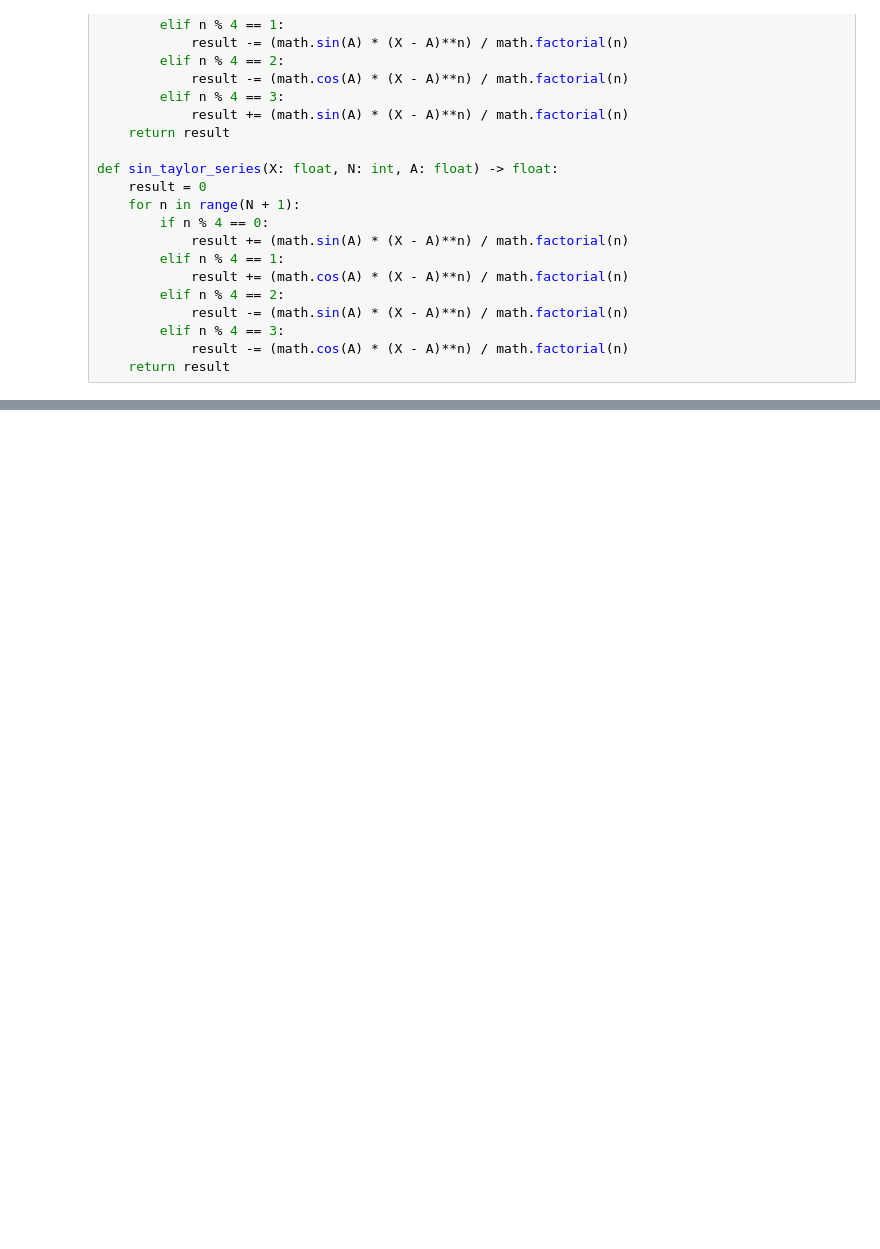
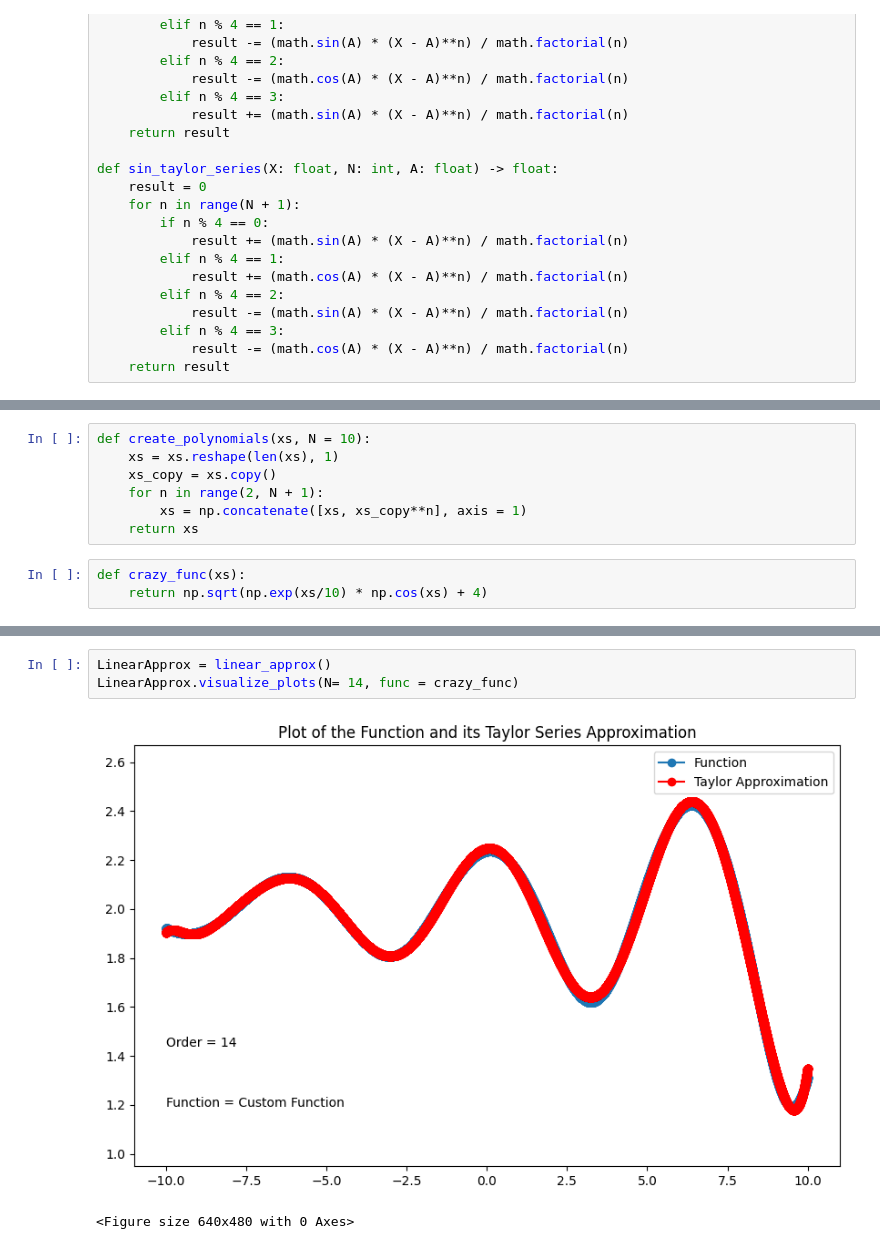
Before and after one commit to chenjoshua7/chenjoshua7.github.io, a Jupyter notebook: notebooks/taylorseries.ipynb, the cells around one changed output, grey strips where cells are left out. Cells and saved outputs as stored; diff of their text form; blank space fills up the shorter version.

```diff
--- a/notebooks/taylorseries.ipynb
+++ b/notebooks/taylorseries.ipynb
@@ -130,0 +124,10 @@ def initialize_weights(layer_dims):
+# %%
+def create_polynomials(xs, N = 10):
+    xs = xs.reshape(len(xs), 1)
+    xs_copy = xs.copy()
+    for n in range(2, N + 1):
+        xs = np.concatenate([xs, xs_copy**n], axis = 1)
+    return xs
+# %%
+def crazy_func(xs):
+    return np.sqrt(np.exp(xs/10) * np.cos(xs) + 4)
@@ -130,0 +198,6 @@ def initialize_weights(layer_dims):
+# %%
+LinearApprox = linear_approx()
+LinearApprox.visualize_plots(N= 14, func = crazy_func)
+# %% [output]
+[figure, added]
+<Figure size 640x480 with 0 Axes>
```
Also changed, not shown: parts of 27 cells of this notebook, 51 other files.
